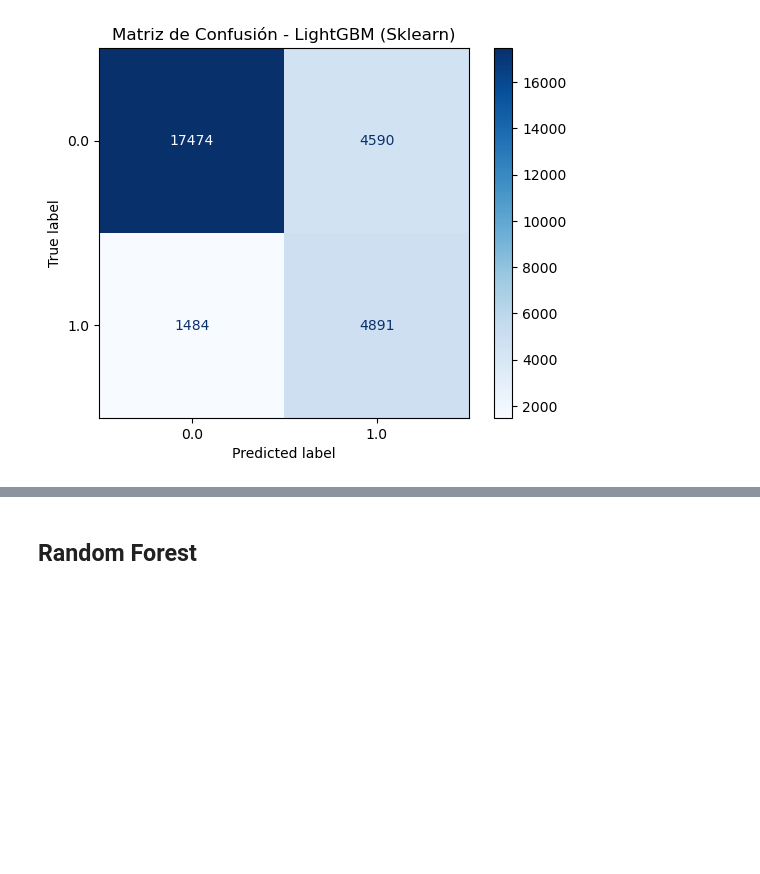
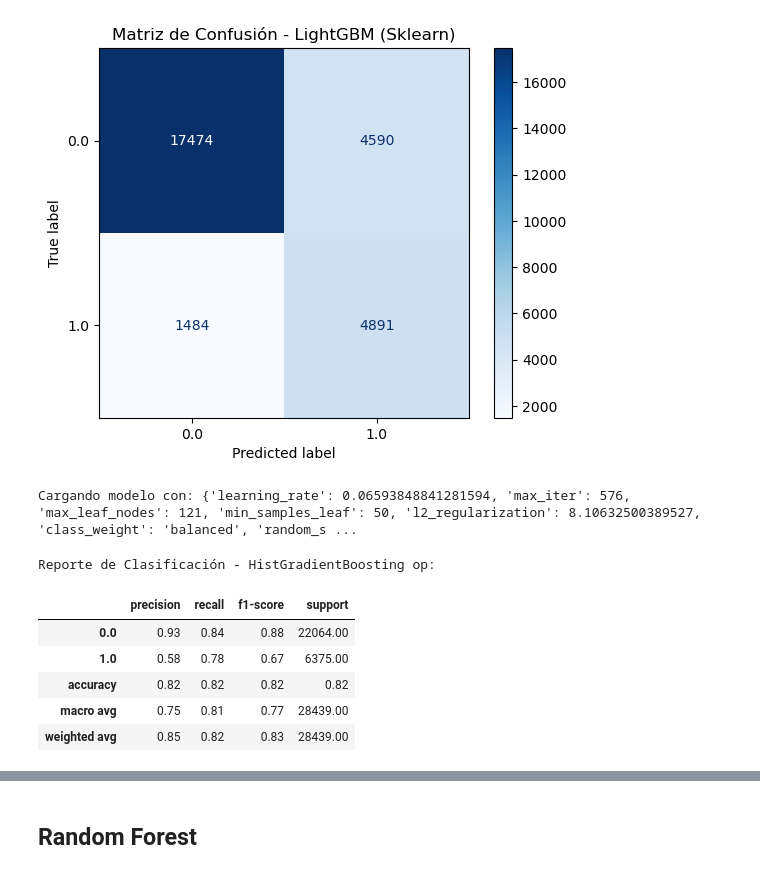
Before and after one commit to NicolasCalabozo/PrediccionLluviasAustralia, a Jupyter notebook: Pipeline_Produccion.ipynb, the cells around one changed output, grey strips where cells are left out. Cells and saved outputs as stored; diff of their text form; code cells hidden in the pictures; blank space fills up the shorter version.

```diff
--- a/Pipeline_Produccion.ipynb
+++ b/Pipeline_Produccion.ipynb
@@ -668,3 +662,16 @@ Reporte de Clasificación - HistGradientBoosting:
    macro avg       0.72      0.78      0.73     28439
 weighted avg       0.83      0.79      0.80     28439
 [figure]
+# %%
+import json
+
+# Cargamos la configuración
+with open('config_hgbc_optimizado.json', 'r') as f:
+    params = json.load(f)
+
+print("Cargando modelo con:", params)
+
+# Instanciamos automáticamente
+model = HistGradientBoostingClassifier(**params)
+# %% [output]
+Cargando modelo con: {'learning_rate': 0.06593848841281594, 'max_iter': 576, 'max_leaf_nodes': 121, 'min_samples_leaf': 50, 'l2_regularization': 8.10632500389527, 'class_weight': 'balanced', 'random_s ...
@@ -670,0 +693,14 @@ weighted avg       0.83      0.79      0.80     28439
+# %%
+# 2. Ver el reporte detallado
+print("Reporte de Clasificación - HistGradientBoosting op:")
+reporte_hgbc = classification_report(y_test, y_pred_lgbm_op, output_dict = True)
+df_reporte_hgbc = pd.DataFrame(reporte_hgbc).transpose()
+df_reporte_hgbc.style.background_gradient(cmap = 'Blues').format("{:.2f}")
+# %% [output]
+Reporte de Clasificación - HistGradientBoosting op:
+|  | precision | recall | f1-score | support |
+| 0.0 | 0.93 | 0.84 | 0.88 | 22064.00 |
+| 1.0 | 0.58 | 0.78 | 0.67 | 6375.00 |
+| accuracy | 0.82 | 0.82 | 0.82 | 0.82 |
+| macro avg | 0.75 | 0.81 | 0.77 | 28439.00 |
+| weighted avg | 0.85 | 0.82 | 0.83 | 28439.00 |
```
Also changed, not shown: parts of 6 cells of this notebook, 2 other files.
